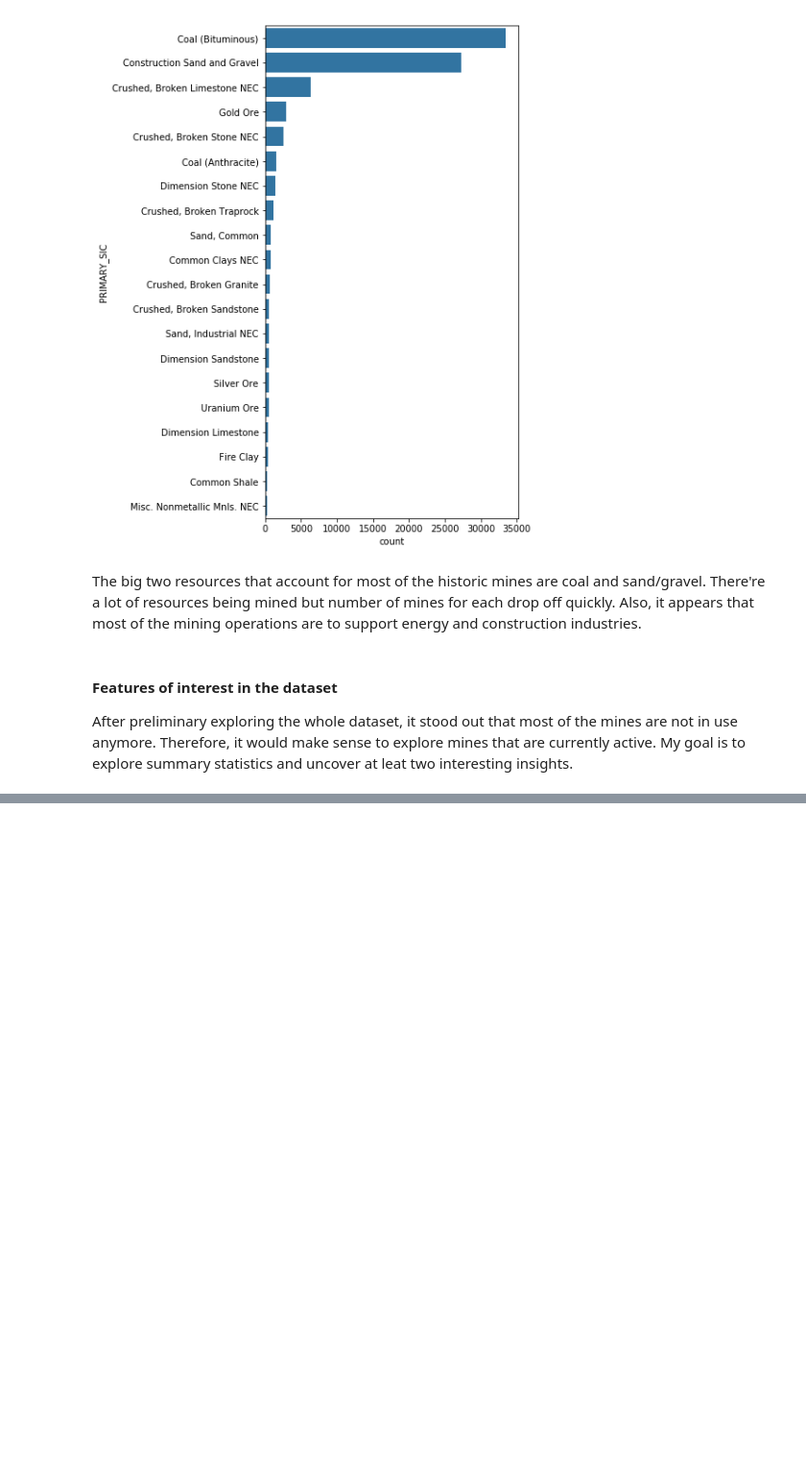
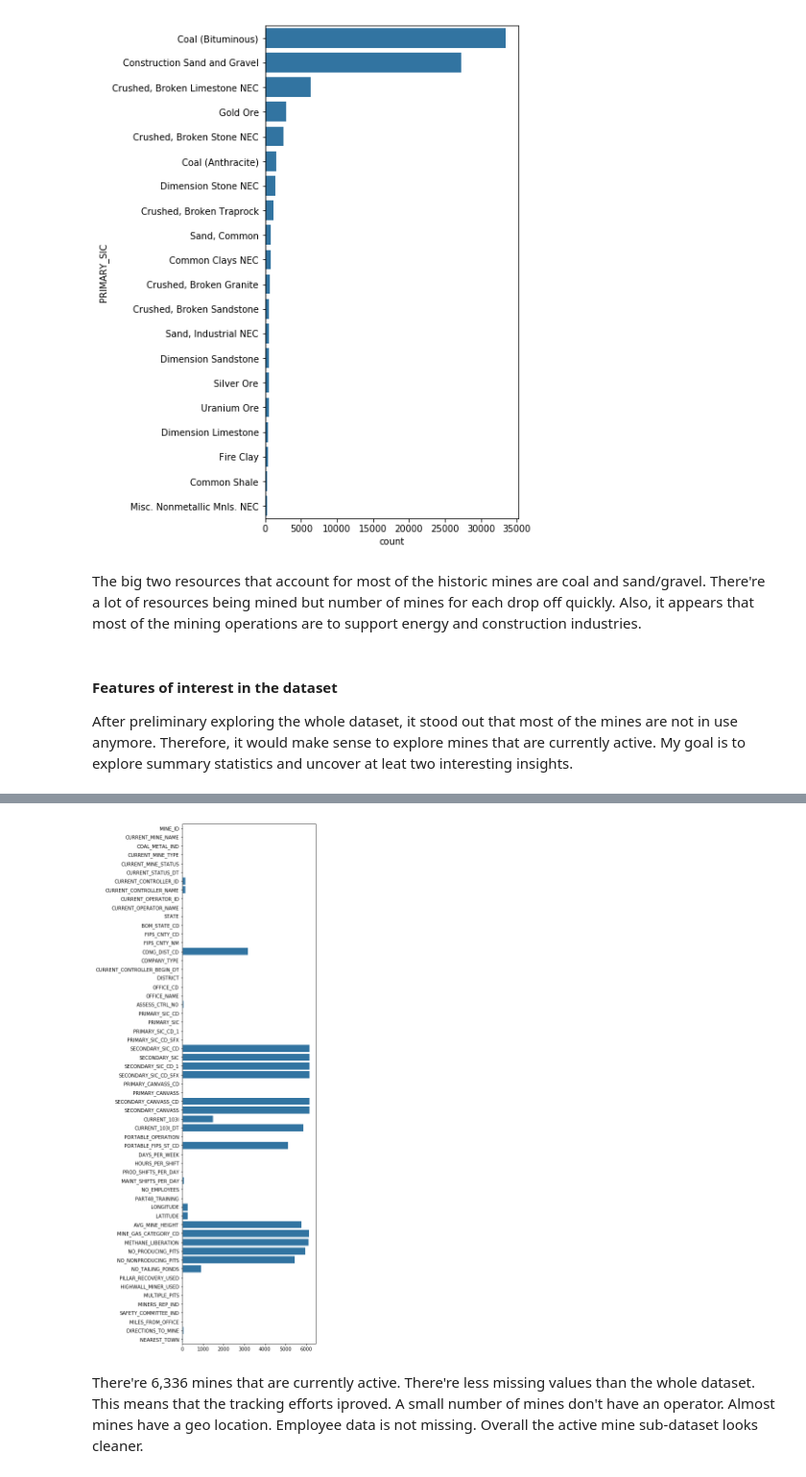
Before and after one commit to dvokinsark/us_mines, a Jupyter notebook: data_exploration.ipynb, the cells around one changed output, grey strips where cells are left out. Shown at 96% size. Cells and saved outputs as stored; diff of their text form; code cells hidden in the pictures; blank space fills up the shorter version.

Commit message:
feat: Add active mines

```diff
--- a/data_exploration.ipynb
+++ b/data_exploration.ipynb
@@ -175,0 +182,3 @@ After preliminary exploring the whole dataset, it stood out that most of the min
+# %%
+# create a dataframe of active ines
+mines_active = mines.query('CURRENT_MINE_STATUS == "Active"')
@@ -175,0 +207,11 @@ After preliminary exploring the whole dataset, it stood out that most of the min
+# %%
+# visualize missing data
+plt.figure(figsize=(5,20))
+na_counts = mines_active.isna().sum()
+base_color = sb.color_palette()[0]
+sb.barplot(na_counts, na_counts.index.values,
+           color=base_color);
+# %% [output]
+[figure, added]
+# %% [markdown]
+There're 6,336 mines that are currently active. There're less missing values than the whole dataset. This means that the tracking efforts iproved. A small number of mines don't have an operator. Almost mines have a geo location. Employee data is not missing. Overall the active mine sub-dataset looks cleaner.
```
Also changed, not shown: parts of 3 cells of this notebook.
